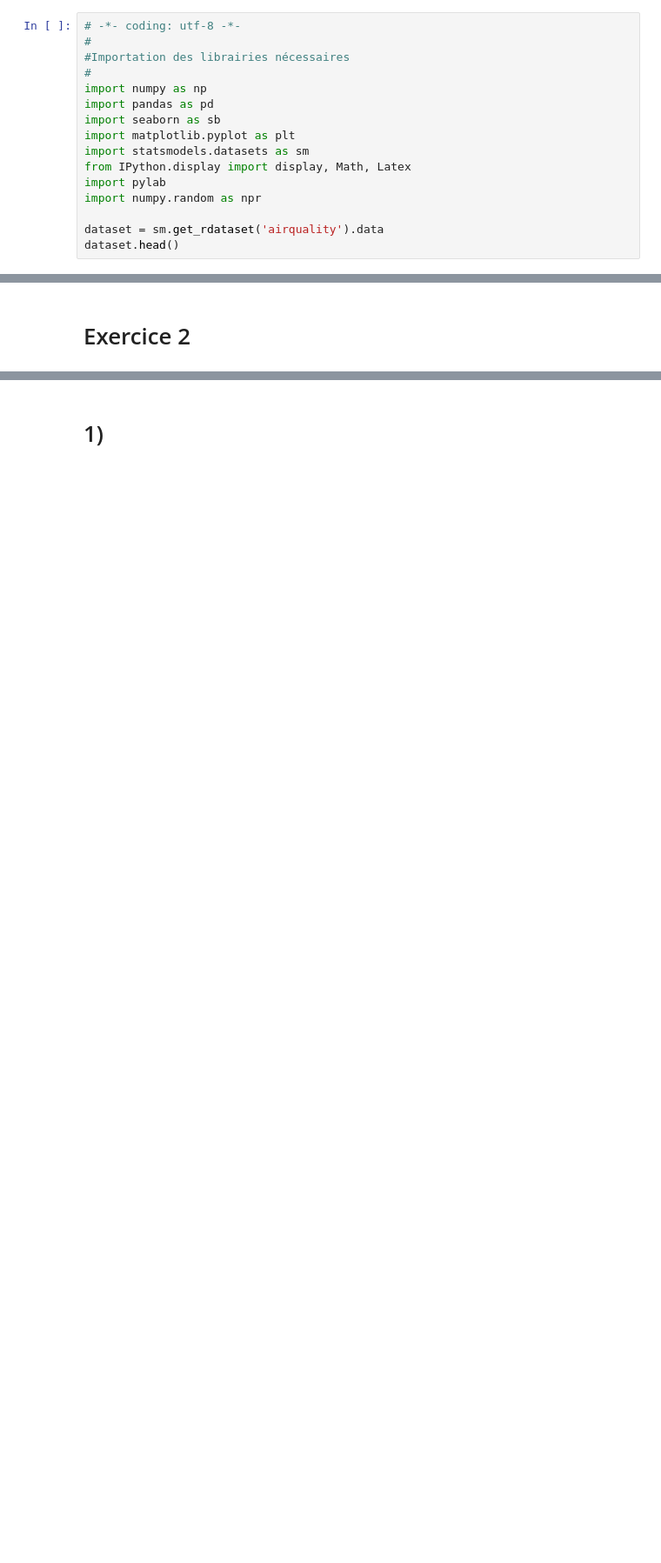
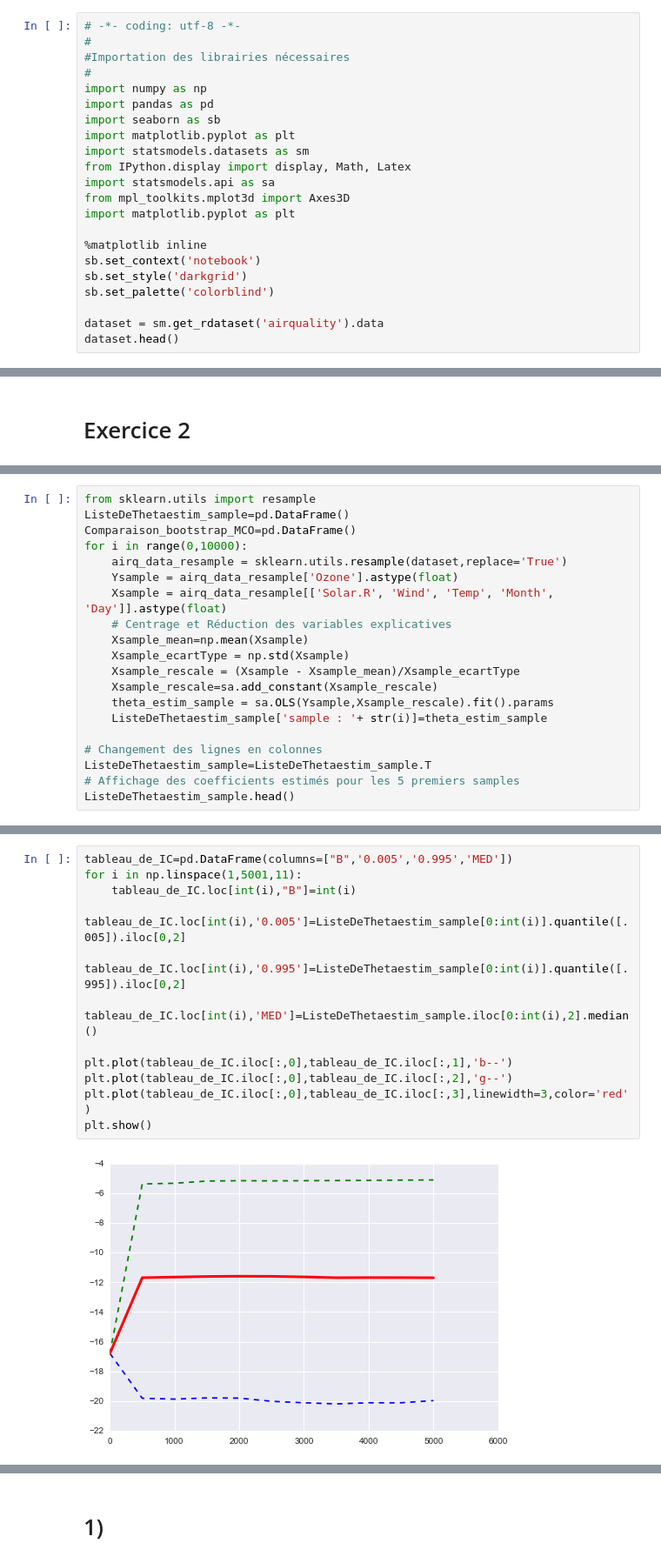
Before and after one commit to rachidalili/MS-BGD2015, a Jupyter notebook: Malik-Oussalah/DM_Malik_Oussalah.ipynb, the cells around one changed output, grey strips where cells are left out. Shown: that part at 87% size. Cells and saved outputs as stored; diff of their text form; blank space fills up the shorter version.

```diff
--- a/Malik-Oussalah/DM_Malik_Oussalah.ipynb
+++ b/Malik-Oussalah/DM_Malik_Oussalah.ipynb
@@ -33,8 +33,14 @@ import seaborn as sb
 import matplotlib.pyplot as plt
 import statsmodels.datasets as sm
 from IPython.display import display, Math, Latex
-import pylab
-import numpy.random as npr
+import statsmodels.api as sa
+from mpl_toolkits.mplot3d import Axes3D
+import matplotlib.pyplot as plt
+
+%matplotlib inline
+sb.set_context('notebook')
+sb.set_style('darkgrid')
+sb.set_palette('colorblind')
 
 dataset = sm.get_rdataset('airquality').data
 dataset.head()
@@ -179,0 +177,20 @@ $$\hat{y}_{new}~~ =~~ 43.0900061919$$
+# %%
+from sklearn.utils import resample
+ListeDeThetaestim_sample=pd.DataFrame()
+Comparaison_bootstrap_MCO=pd.DataFrame()
+for i in range(0,10000):
+    airq_data_resample = sklearn.utils.resample(dataset,replace='True')
+    Ysample = airq_data_resample['Ozone'].astype(float)
+    Xsample = airq_data_resample[['Solar.R', 'Wind', 'Temp', 'Month', 'Day']].astype(float)
+    # Centrage et Réduction des variables explicatives
+    Xsample_mean=np.mean(Xsample)
+    Xsample_ecartType = np.std(Xsample)
+    Xsample_rescale = (Xsample - Xsample_mean)/Xsample_ecartType
+    Xsample_rescale=sa.add_constant(Xsample_rescale)
+    theta_estim_sample = sa.OLS(Ysample,Xsample_rescale).fit().params
+    ListeDeThetaestim_sample['sample : '+ str(i)]=theta_estim_sample
+
+# Changement des lignes en colonnes
+ListeDeThetaestim_sample=ListeDeThetaestim_sample.T
+# Affichage des coefficients estimés pour les 5 premiers samples
+ListeDeThetaestim_sample.head()
@@ -179,0 +235,14 @@ $$\hat{y}_{new}~~ =~~ 43.0900061919$$
+# %%
+tableau_de_IC=pd.DataFrame(columns=["B",'0.005','0.995','MED'])
+for i in np.linspace(1,5001,11):
+    tableau_de_IC.loc[int(i),"B"]=int(i)
+    tableau_de_IC.loc[int(i),'0.005']=ListeDeThetaestim_sample[0:int(i)].quantile([.005]).iloc[0,2]
+    tableau_de_IC.loc[int(i),'0.995']=ListeDeThetaestim_sample[0:int(i)].quantile([.995]).iloc[0,2]
+    tableau_de_IC.loc[int(i),'MED']=ListeDeThetaestim_sample.iloc[0:int(i),2].median()
+
+plt.plot(tableau_de_IC.iloc[:,0],tableau_de_IC.iloc[:,1],'b--')
+plt.plot(tableau_de_IC.iloc[:,0],tableau_de_IC.iloc[:,2],'g--')
+plt.plot(tableau_de_IC.iloc[:,0],tableau_de_IC.iloc[:,3],linewidth=3,color='red')
+plt.show()
+# %% [output]
+[figure, added]
```
Also changed, not shown: parts of 30 cells of this notebook.
